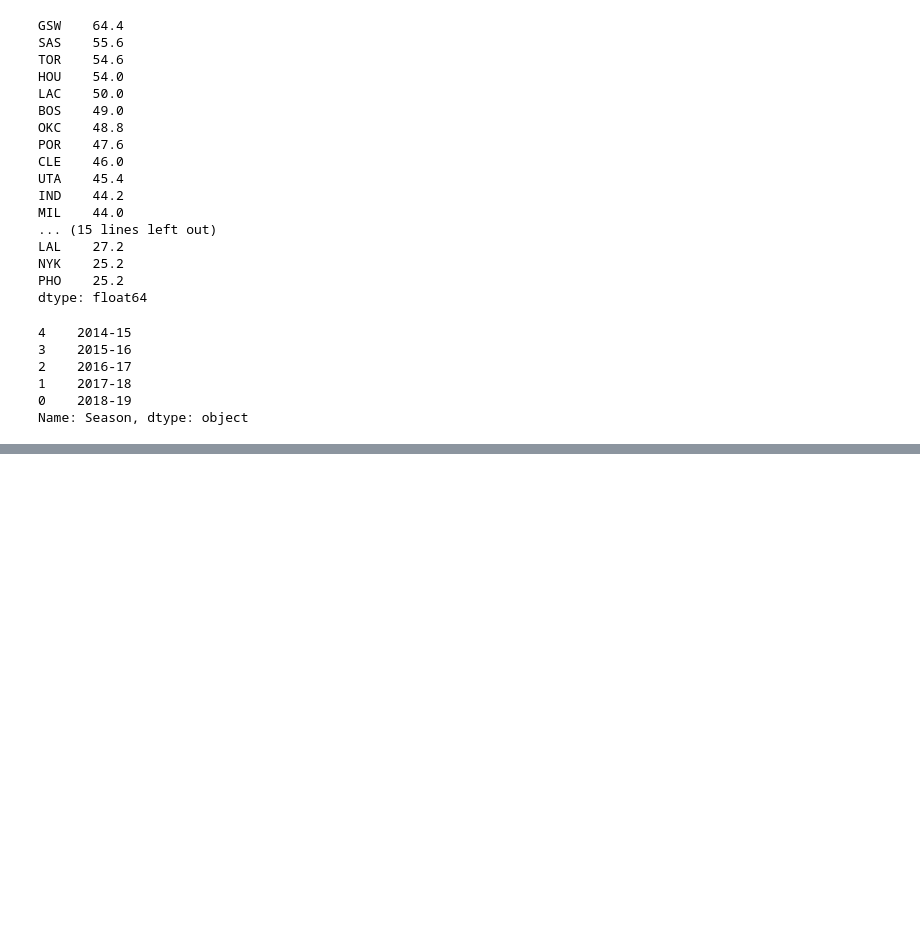
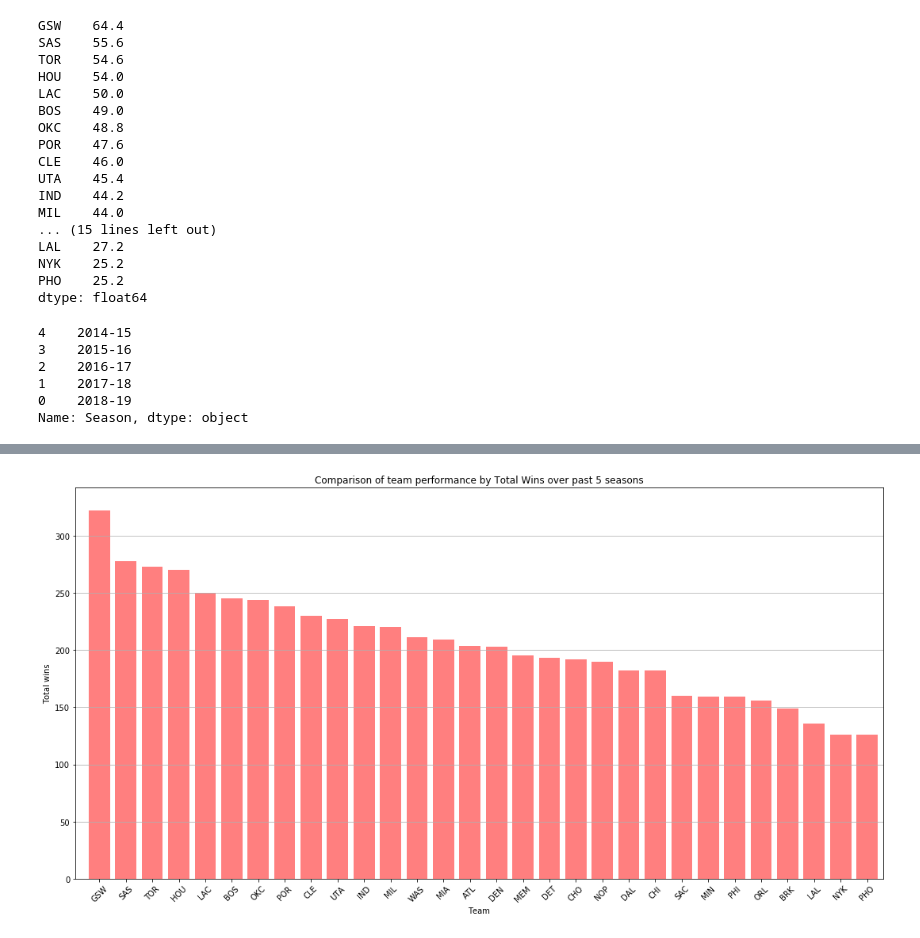
Before and after one commit to Michelin96/project-one, a Jupyter notebook: TeamWins_plots.ipynb, the cells around one changed output, grey strips where cells are left out. Saved outputs shown, nothing was run; the diff lists cells and outputs as text; code cells hidden in the pictures; blank space fills up the shorter version.

```diff
--- a/TeamWins_plots.ipynb
+++ b/TeamWins_plots.ipynb
@@ -124,0 +151,28 @@ plt.show()
+# %%
+# Set x axis and tick locations
+x_axis = np.arange(len(nba_sum_wins_sorted_df))
+tick_locations = [value+0.4 for value in x_axis]
+
+# Create a list indicating where to write x labels and set figure size to adjust for space
+plt.figure(figsize=(15,8))
+plt.bar(x_axis, nba_sum_wins_sorted_df["Total Wins"], color='r', alpha=0.5, align="edge")
+
+plt.xticks(tick_locations, nba_sum_wins_sorted_df["Team"], rotation=45)
+
+# Set a Title and labels
+plt.title("Comparison of team performance by Total Wins over past 5 seasons")
+plt.xlabel("Team")
+plt.ylabel("Total wins")
+
+# Set x and y limits
+plt.xlim(-0.5, len(x_axis))
+plt.ylim(0, max(nba_sum_wins_sorted_df["Total Wins"])+20)
+
+axes = plt.gca()
+axes.yaxis.grid()
+
+plt.tight_layout()
+plt.savefig("Plots/TotalTeamWinsComparison.png")
+plt.show()
+# %% [output]
+[figure, added]
```
Also changed, not shown: parts of 3 cells of this notebook, 7 other files.
